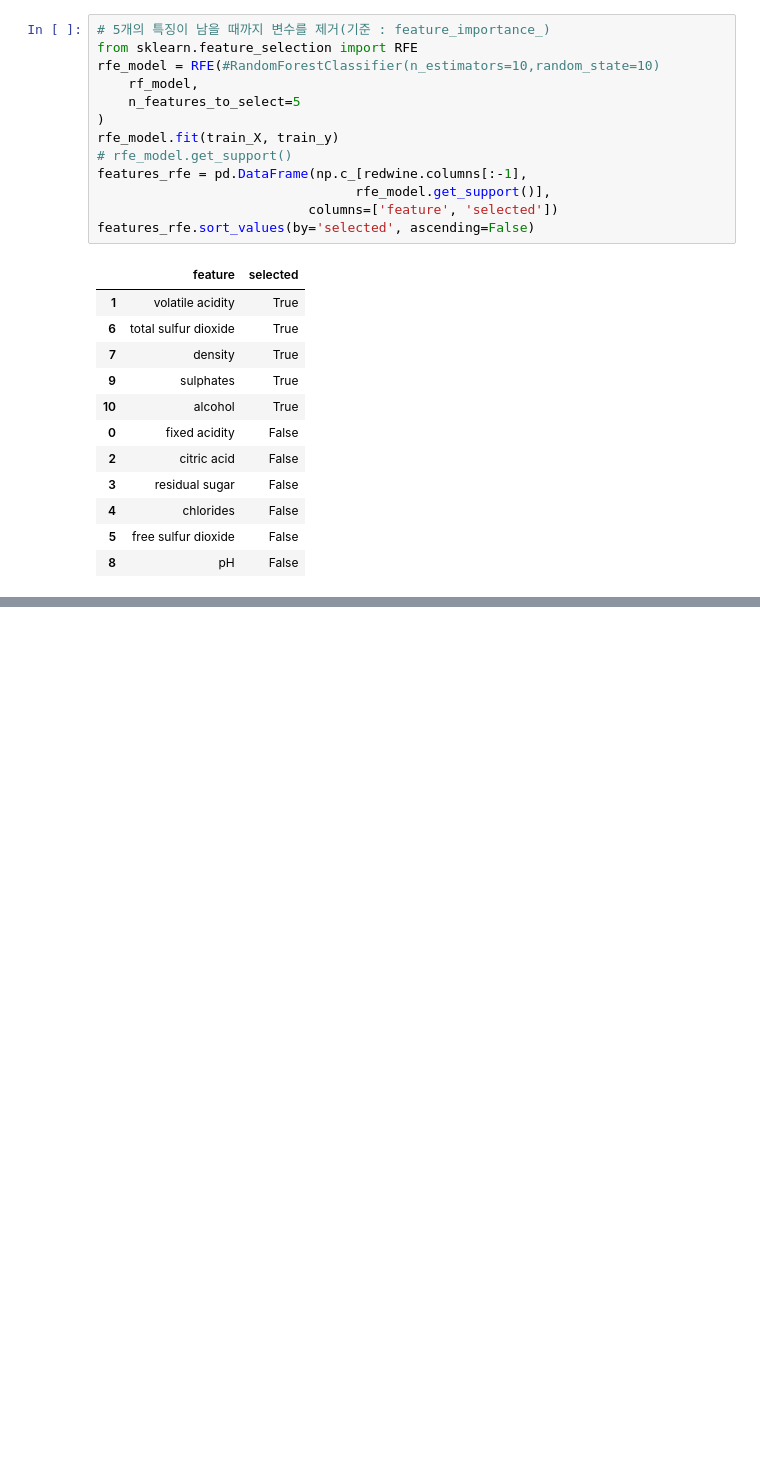
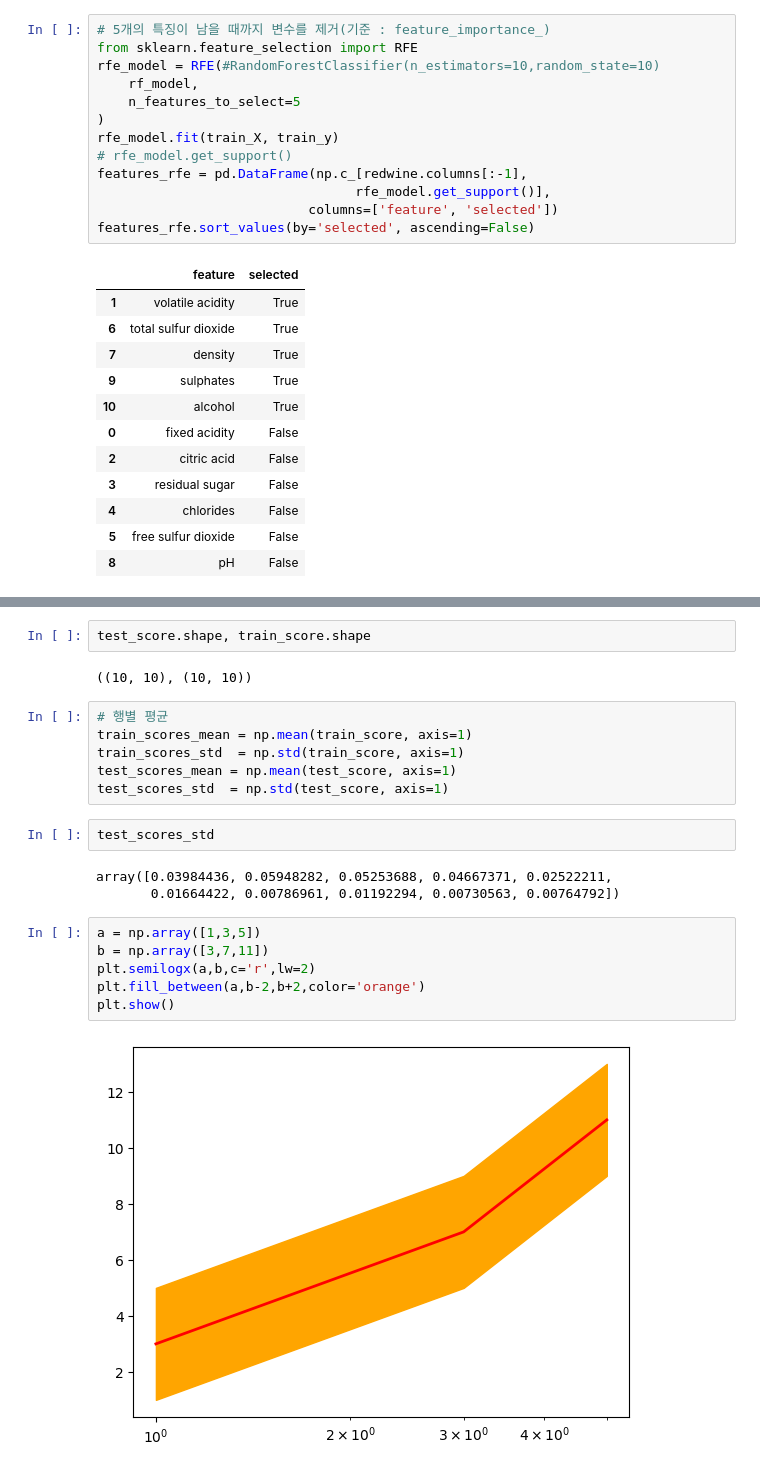
Before and after one commit to zardness/Sang, a Jupyter notebook: source/08_MachineLearning/ch4_머신러닝모형최적화.ipynb, the cells around one changed output, grey strips where cells are left out. Saved outputs shown, nothing was run; the diff lists cells and outputs as text; blank space fills up the shorter version.

```diff
--- a/source/08_MachineLearning/ch4_머신러닝모형최적화.ipynb
+++ b/source/08_MachineLearning/ch4_머신러닝모형최적화.ipynb
@@ -237,0 +344,23 @@ features_rfe.sort_values(by='selected', ascending=False)
+# %%
+test_score.shape, train_score.shape
+# %% [output]
+((10, 10), (10, 10))
+# %%
+# 행별 평균
+train_scores_mean = np.mean(train_score, axis=1)
+train_scores_std  = np.std(train_score, axis=1)
+test_scores_mean = np.mean(test_score, axis=1)
+test_scores_std  = np.std(test_score, axis=1)
+# %%
+test_scores_std
+# %% [output]
+array([0.03984436, 0.05948282, 0.05253688, 0.04667371, 0.02522211,
+       0.01664422, 0.00786961, 0.01192294, 0.00730563, 0.00764792])
+# %%
+a = np.array([1,3,5])
+b = np.array([3,7,11])
+plt.semilogx(a,b,c='r',lw=2)
+plt.fill_between(a,b-2,b+2,color='orange')
+plt.show()
+# %% [output]
+[figure, added]
```
Also changed, not shown: parts of 78 cells of this notebook, 6 other files.
